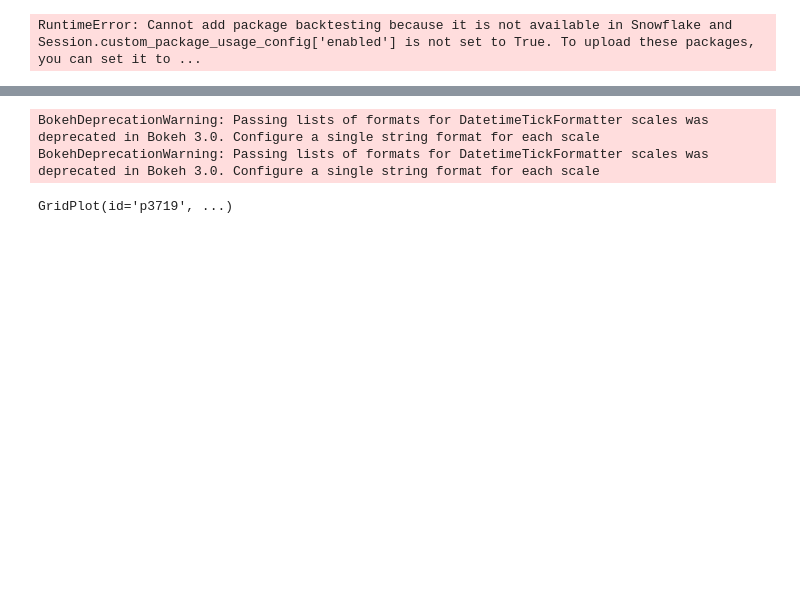
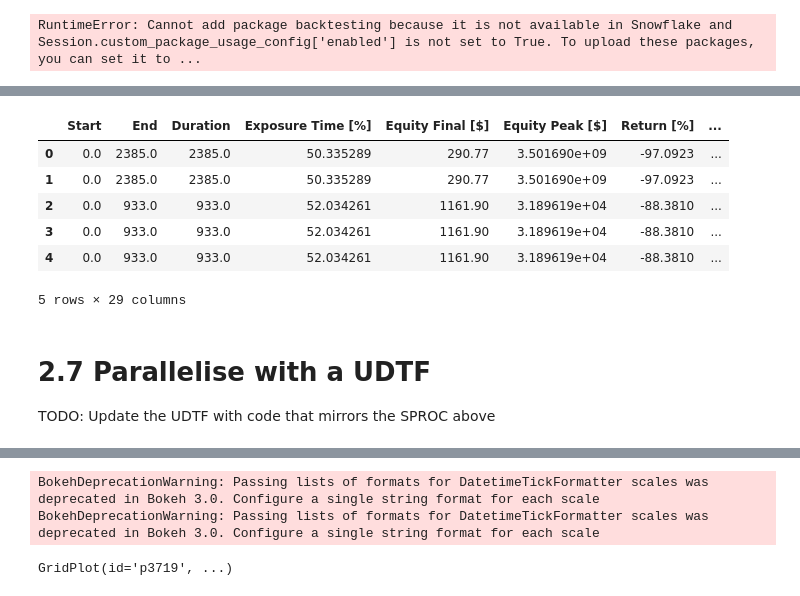
Before and after one commit to sfc-gh-mitaylor/HoL2.0-FS-Predictions, a Jupyter notebook: Part2_Custom_Packages.ipynb, the cells around one changed output, grey strips where cells are left out. Drawn from its saved outputs; the diff is of its cells as text; code cells hidden in the pictures; blank space fills up the shorter version.

```diff
--- a/Part2_Custom_Packages.ipynb
+++ b/Part2_Custom_Packages.ipynb
@@ -47,6 +53,7 @@ hello_world_demo()
 # %%
 def sproc_test_backtesting(session: Session) -> T.Variant:
     import backtesting as bt
+    return "It works!"
 
 # Register sproc
 sproc_test_backtesting_demo = session.sproc.register(
@@ -69,7 +85,7 @@ def sproc_test_backtesting(session: Session) -> T.Variant:
     wheel_loader.load('Backtesting-0.3.4.dev30+g0ce24d8-py3-none-any.whl')
     import pandas as pd
     import backtesting as bt
-
+    return "It works!"
 
 # Register sproc
 sproc_test_backtesting_demo = session.sproc.register(
@@ -109,11 +127,13 @@ class SmaCross(bt.Strategy):
         elif self.position and crossover(self.sma2, self.sma1):
             self.position.close()
 
-data = session.sql("""SELECT * FROM FS_DATASET WHERE SYMBOL = 'GOOG'""").to_pandas()
+data = session.sql("""SELECT * FROM GOOG_ML WHERE SYMBOL = 'GOOG'""").to_pandas()
 data['High'] = data['CLOSE']
 data['Open'] = data['CLOSE']
 data['Low'] = data['CLOSE']
 data['Close'] = data['CLOSE']
 btest = bt.Backtest(data, SmaCross, cash=10_000, commission=0,exclusive_orders=True)
-stats = btest.run()
-pd.DataFrame(stats).T
+stats = btest.run()[:-3]
+df = pd.DataFrame(stats).T
+df['Strategy_Name'] = "SMA_CROSS"
+df
@@ -122,25 +152,68 @@ pd.DataFrame(stats).T
 # %%
+cols = pd.DataFrame(stats).T.columns
+
 # Define sproc to test that the import was successful
 def sproc_test_backtesting(session: Session) -> T.Variant:
     import wheel_loader
     wheel_loader.load('Backtesting-0.3.4.dev30+g0ce24d8-py3-none-any.whl')
+
+
+    ### This will be blank in the session ###
     import pandas as pd
     import backtesting as bt
+    from backtesting.lib import crossover
+    import pandas as pd
 
-    ########################################################
-    # Insert some code here, hint it'll look A LOT like 2.5
-    ########################################################
+    def MovingAverage(closes:pd.Series, n:int) -> pd.Series:
+        return pd.Series(closes).rolling(n).mean()
+
+    class SmaCross(bt.Strategy):
+        sma_fast = 12
+        sma_slow = 35
+
+        def init(self):
+            self.sma1 = self.I(MovingAverage, self.data.Close, self.sma_fast)
+            self.sma2 = self.I(MovingAverage, self.data.Close, self.sma_slow)
+
+        def next(self):
+            if not self.position and crossover(self.sma1, self.sma2): # if you have a position, and sma1 and sma2 crossover
+                self.buy()
+            elif self.position and crossover(self.sma2, self.sma1):
+                self.position.close()
+
+    data = session.sql("""SELECT * FROM GOOG_ML WHERE SYMBOL = 'GOOG'""").to_pandas()
+    data['High'] = data['CLOSE']
+    data['Open'] = data['CLOSE']
+    data['Low'] = data['CLOSE']
+    data['Close'] = data['CLOSE']
+    btest = bt.Backtest(data, SmaCross, cash=10_000, commission=0,exclusive_orders=True)
+    stats = btest.run()[:-3]
+    df = pd.DataFrame(stats).T
+    df['Strategy_Name'] = "SMA_CROSS"
+    session.write_pandas(df, table_name='BACKTEST_RESULTS', auto_create_table=True)
+
+    ### Up to here ###
+
 
 
 # Register sproc
 sproc_test_backtesting_demo = session.sproc.register(
                               func=sproc_test_backtesting,
                               name='YOUR_SPROC_NAME',
                               is_permanent=True,
                               replace=True,
                               stage_location='@YOUR_STAGE',
                               packages=['snowflake-snowpark-python', 'bokeh'], # Needed as dependency
                               imports=["@YOUR_STAGE/wheel_loader.py",
                                        "@YOUR_STAGE/Backtesting-0.3.4.dev30+g0ce24d8-py3-none-any.whl"])
 # Call sproc
 sproc_test_backtesting_demo()
+session.table('BACKTEST_RESULTS').limit(5).to_pandas()
+# %% [output]
+|  | Start | End | Duration | Exposure Time [%] | Equity Final [$] | Equity Peak [$] | Return [%] | ... |
+| 0 | 0.0 | 2385.0 | 2385.0 | 50.335289 | 290.77 | 3.501690e+09 | -97.0923 | ... |
+| 1 | 0.0 | 2385.0 | 2385.0 | 50.335289 | 290.77 | 3.501690e+09 | -97.0923 | ... |
+| 2 | 0.0 | 933.0 | 933.0 | 52.034261 | 1161.90 | 3.189619e+04 | -88.3810 | ... |
+| 3 | 0.0 | 933.0 | 933.0 | 52.034261 | 1161.90 | 3.189619e+04 | -88.3810 | ... |
+| 4 | 0.0 | 933.0 | 933.0 | 52.034261 | 1161.90 | 3.189619e+04 | -88.3810 | ... |
+5 rows × 29 columns
@@ -148,0 +220,4 @@ sproc_test_backtesting_demo()
+# %% [markdown]
+# 2.7 Parallelise with a UDTF
+
+TODO: Update the UDTF with code that mirrors the SPROC above
```
Also changed, not shown: parts of 17 cells of this notebook, 3 other files.
